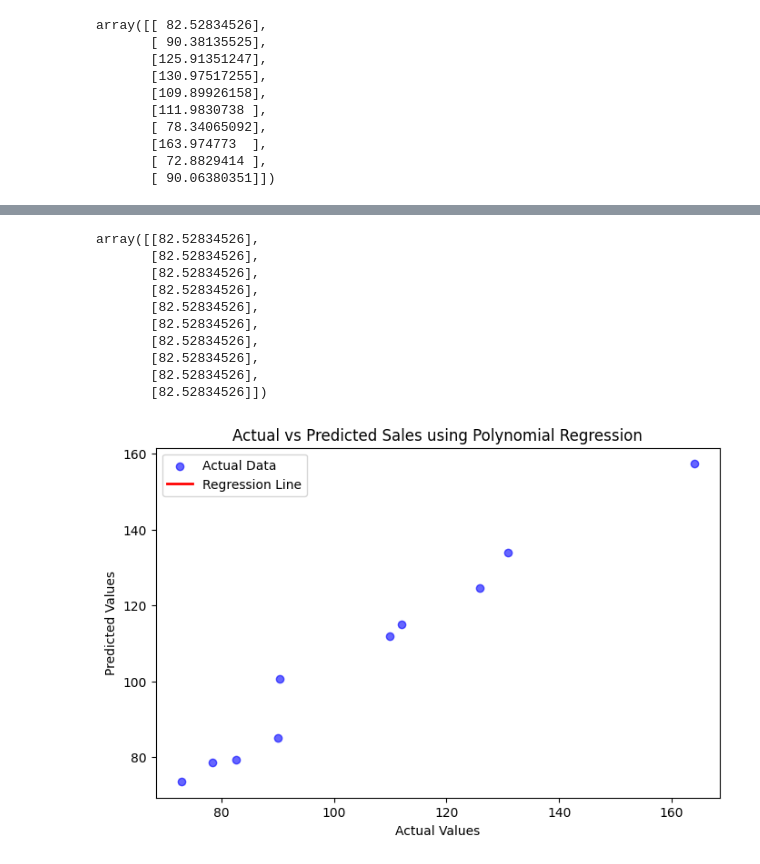
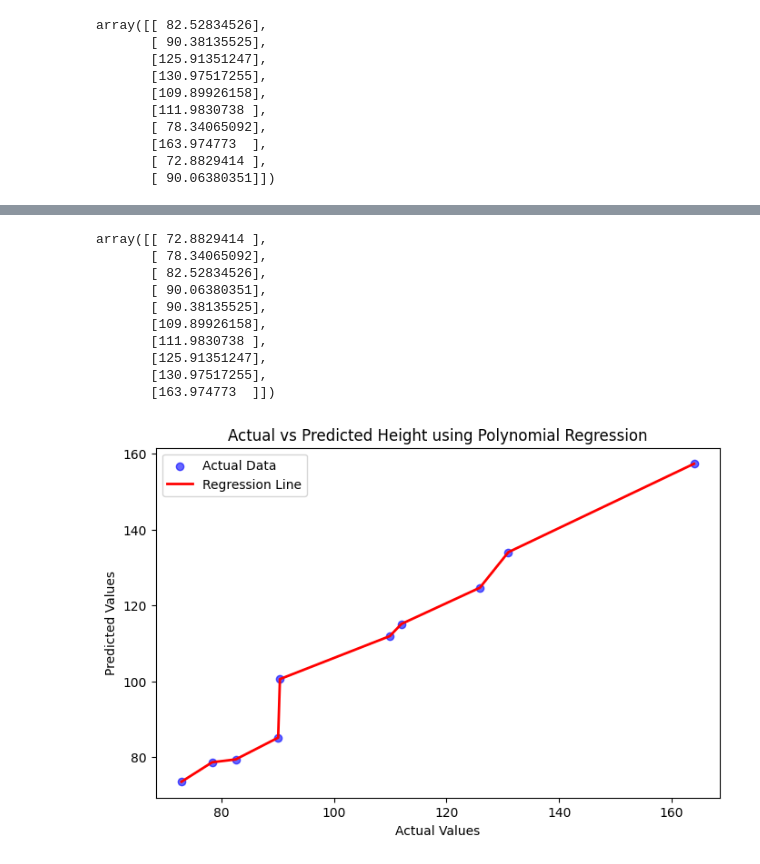
Before and after one commit to Emperor2004/SML, a Jupyter notebook: CLASS 6/Weight_Height.ipynb, the cells around one changed output, grey strips where cells are left out. Cells and saved outputs as stored; diff of their text form; code cells hidden in the pictures.

```diff
--- a/CLASS 6/Weight_Height.ipynb
+++ b/CLASS 6/Weight_Height.ipynb
@@ -105,9 +105,9 @@ array([[ 82.52834526],
        [ 72.8829414 ],
        [ 90.06380351]])
 # %%
-sorted_idx = np.argsort(y_test)
-y_test_sorted = np.array(y_test)[sorted_idx]
-y_pred_sorted = y_pred[sorted_idx]
+sorted_idx = np.argsort(y_test.flatten())
+y_test_sorted = y_test.flatten()[sorted_idx]
+y_pred_sorted = y_pred.flatten()[sorted_idx]
 # %%
 sorted_idx
 # %% [output]
@@ -127,24 +118,24 @@ y_pred_sorted = y_pred_sorted.reshape(-1, 1)
 # %%
 y_test_sorted
 # %% [output]
-array([[82.52834526],
-       [82.52834526],
-       [82.52834526],
-       [82.52834526],
-       [82.52834526],
-       [82.52834526],
-       [82.52834526],
-       [82.52834526],
-       [82.52834526],
-       [82.52834526]])
+array([[ 72.8829414 ],
+       [ 78.34065092],
+       [ 82.52834526],
+       [ 90.06380351],
+       [ 90.38135525],
+       [109.89926158],
+       [111.9830738 ],
+       [125.91351247],
+       [130.97517255],
+       [163.974773  ]])
 # %%
 plt.figure(figsize=(8,5))
 plt.scatter(y_test, y_pred, color='blue', alpha=0.6, label="Actual Data")
 plt.plot(y_test_sorted, y_pred_sorted, color='red', linewidth=2, label="Regression Line")
-plt.title("Actual vs Predicted Sales using Polynomial Regression")
+plt.title("Actual vs Predicted Height using Polynomial Regression")
 plt.xlabel('Actual Values')
 plt.ylabel('Predicted Values')
 plt.legend()
 plt.show()
 # %% [output]
-[figure, old version]
+[figure, new version]
```
Also changed, not shown: parts of 3 cells of this notebook, 14 other files.
